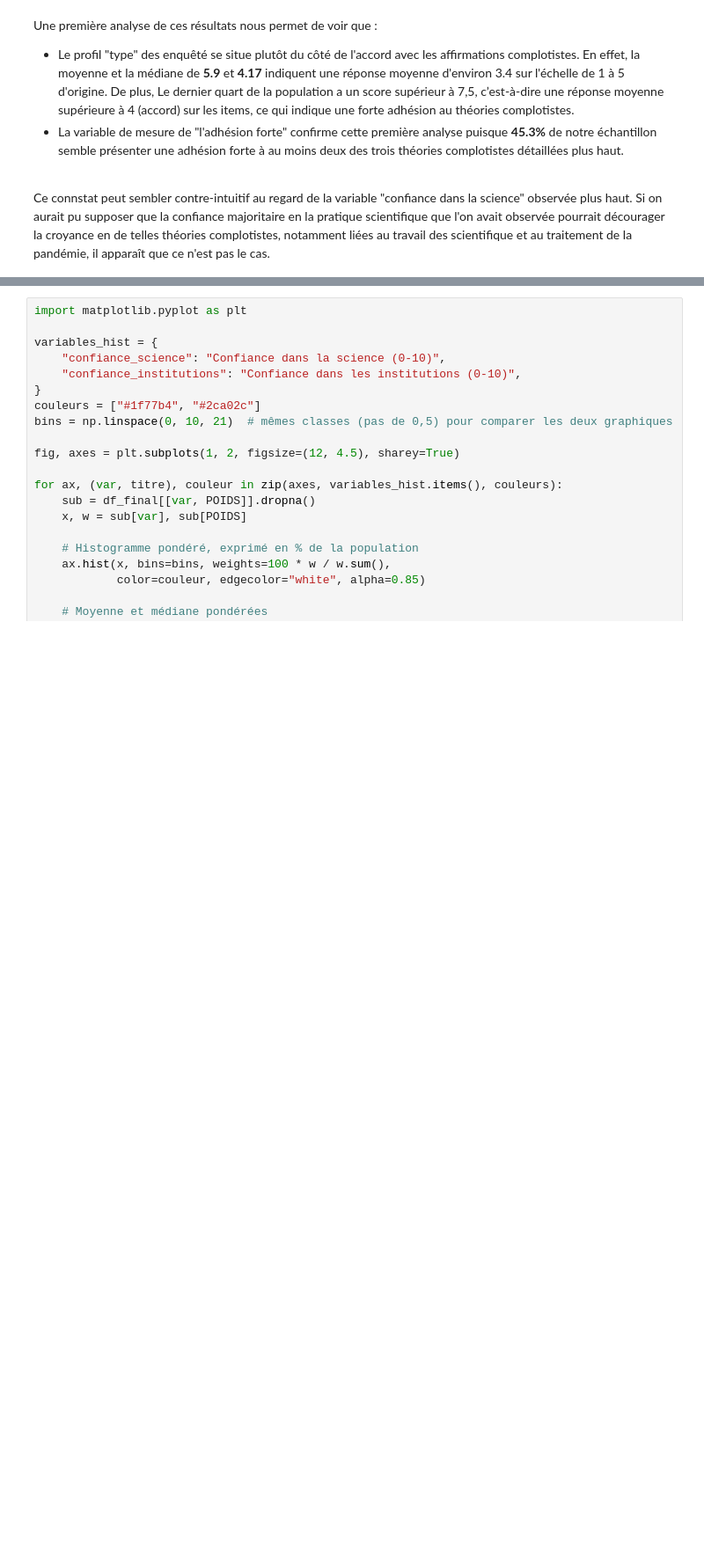
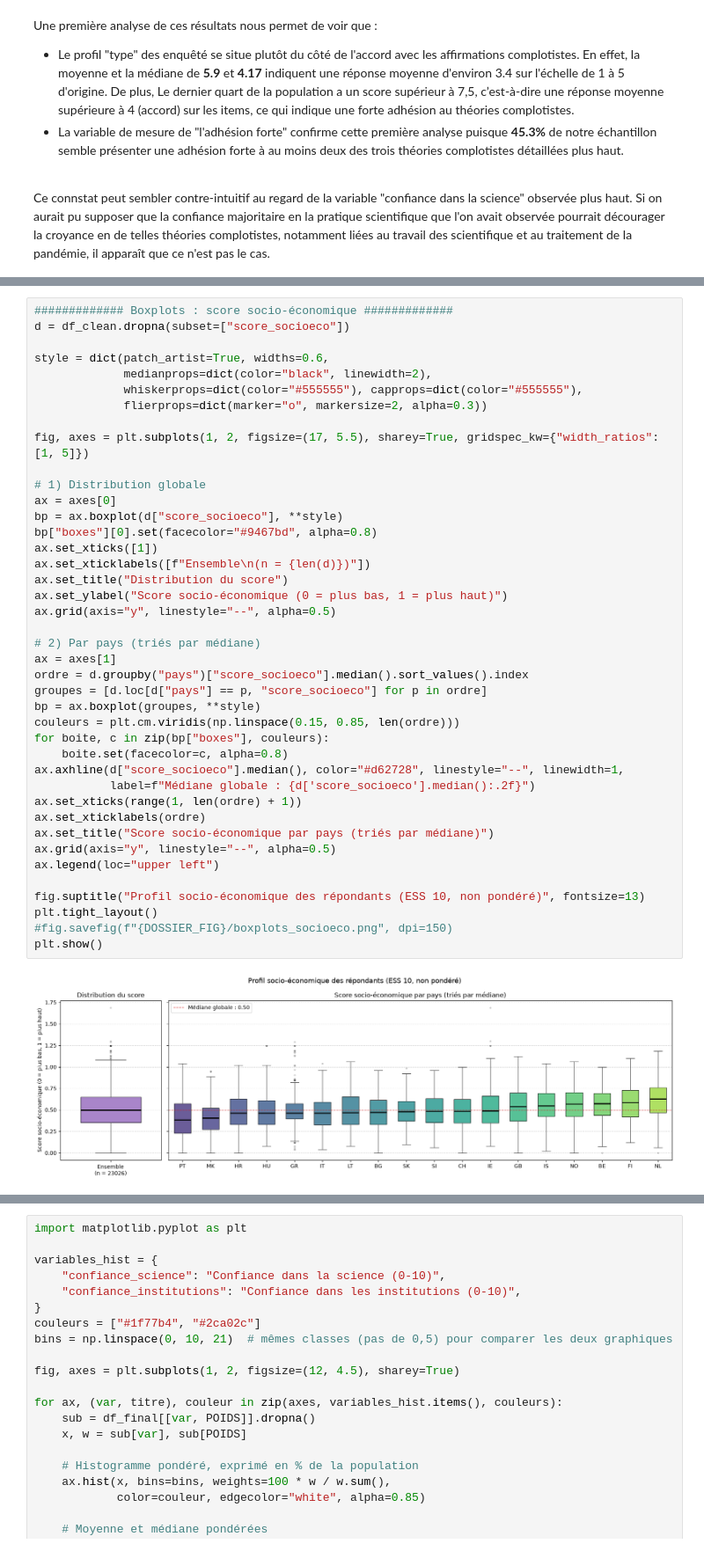
Before and after one commit to leila333/pythonds_2026, a Jupyter notebook: rapport_final.ipynb, the cells around one changed output, grey strips where cells are left out. Shown at 88% size. Cells and saved outputs as stored; diff of their text form; blank space fills up the shorter version.

```diff
--- a/rapport_final.ipynb
+++ b/rapport_final.ipynb
@@ -504,0 +555,43 @@ Ce connstat peut sembler contre-intuitif au regard de la variable "confiance dan
+# %%
+############# Boxplots : score socio-économique #############
+d = df_clean.dropna(subset=["score_socioeco"])
+
+style = dict(patch_artist=True, widths=0.6,
+             medianprops=dict(color="black", linewidth=2),
+             whiskerprops=dict(color="#555555"), capprops=dict(color="#555555"),
+             flierprops=dict(marker="o", markersize=2, alpha=0.3))
+
+fig, axes = plt.subplots(1, 2, figsize=(17, 5.5), sharey=True, gridspec_kw={"width_ratios": [1, 5]})
+
+# 1) Distribution globale
+ax = axes[0]
+bp = ax.boxplot(d["score_socioeco"], **style)
+bp["boxes"][0].set(facecolor="#9467bd", alpha=0.8)
+ax.set_xticks([1])
+ax.set_xticklabels([f"Ensemble\n(n = {len(d)})"])
+ax.set_title("Distribution du score")
+ax.set_ylabel("Score socio-économique (0 = plus bas, 1 = plus haut)")
+ax.grid(axis="y", linestyle="--", alpha=0.5)
+
+# 2) Par pays (triés par médiane)
+ax = axes[1]
+ordre = d.groupby("pays")["score_socioeco"].median().sort_values().index
+groupes = [d.loc[d["pays"] == p, "score_socioeco"] for p in ordre]
+bp = ax.boxplot(groupes, **style)
+couleurs = plt.cm.viridis(np.linspace(0.15, 0.85, len(ordre)))
+for boite, c in zip(bp["boxes"], couleurs):
+    boite.set(facecolor=c, alpha=0.8)
+ax.axhline(d["score_socioeco"].median(), color="#d62728", linestyle="--", linewidth=1,
+           label=f"Médiane globale : {d['score_socioeco'].median():.2f}")
+ax.set_xticks(range(1, len(ordre) + 1))
+ax.set_xticklabels(ordre)
+ax.set_title("Score socio-économique par pays (triés par médiane)")
+ax.grid(axis="y", linestyle="--", alpha=0.5)
+ax.legend(loc="upper left")
+
+fig.suptitle("Profil socio-économique des répondants (ESS 10, non pondéré)", fontsize=13)
+plt.tight_layout()
+#fig.savefig(f"{DOSSIER_FIG}/boxplots_socioeco.png", dpi=150)
+plt.show()
+# %% [output]
+[figure, added]
```
Also changed, not shown: parts of 46 cells of this notebook.
